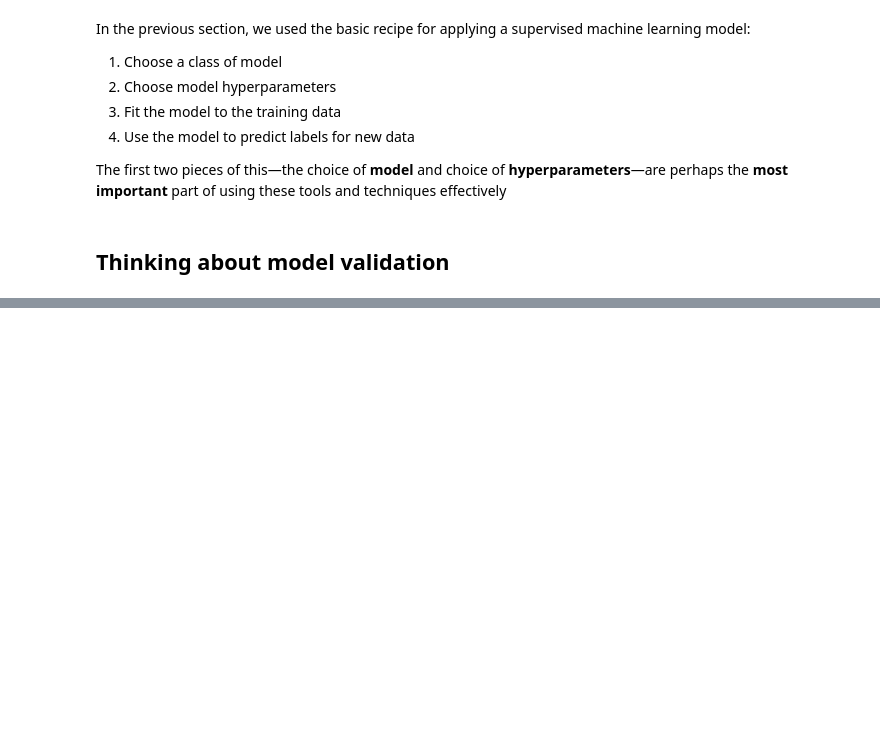
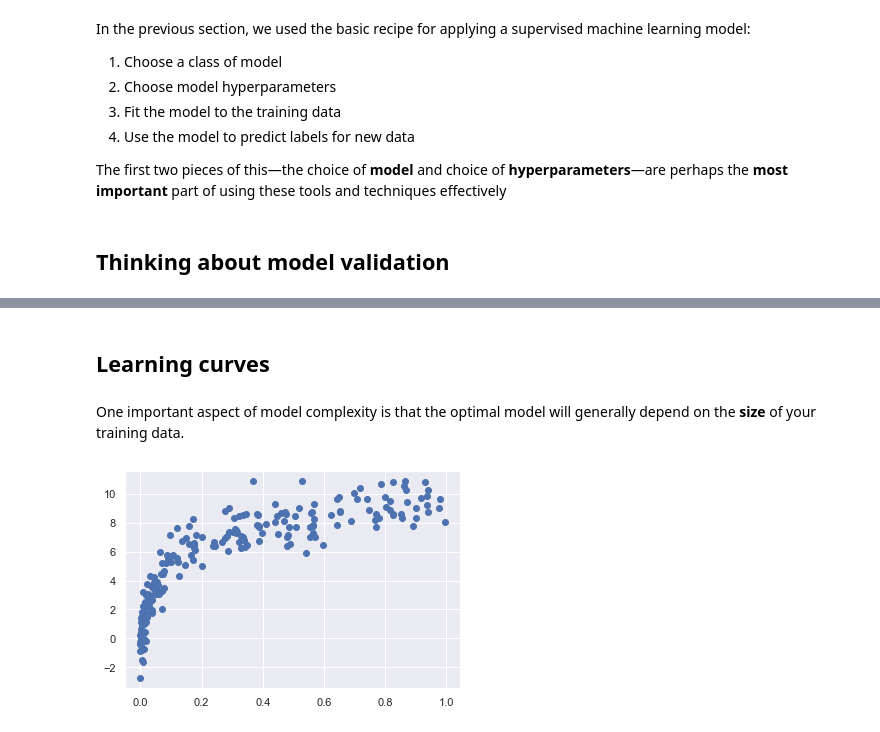
Before and after one commit to hanchiang/python-data-science-handbook, a Jupyter notebook: 5-machine-learning/5-machine-learning.ipynb, the cells around one changed output, grey strips where cells are left out. Drawn from its saved outputs; the diff is of its cells as text; code cells hidden in the pictures; blank space fills up the shorter version.

```diff
--- a/5-machine-learning/5-machine-learning.ipynb
+++ b/5-machine-learning/5-machine-learning.ipynb
@@ -448,0 +455,6 @@ The first two pieces of this—the choice of **model** and choice of **hyperpara
+# %%
+from sklearn.datasets import load_iris
+iris = load_iris()
+
+X = iris.data
+y = iris.target
@@ -448,0 +673,10 @@ The first two pieces of this—the choice of **model** and choice of **hyperpara
+# %% [markdown]
+## Learning curves
+# %% [markdown]
+One important aspect of model complexity is that the optimal model will generally
+depend on the **size** of your training data.
+# %%
+X2, y2 = make_data(200)
+plt.scatter(X2.ravel(), y2);
+# %% [output]
+[figure, added]
```
Also changed, not shown: parts of 69 cells of this notebook, 10 other files.
